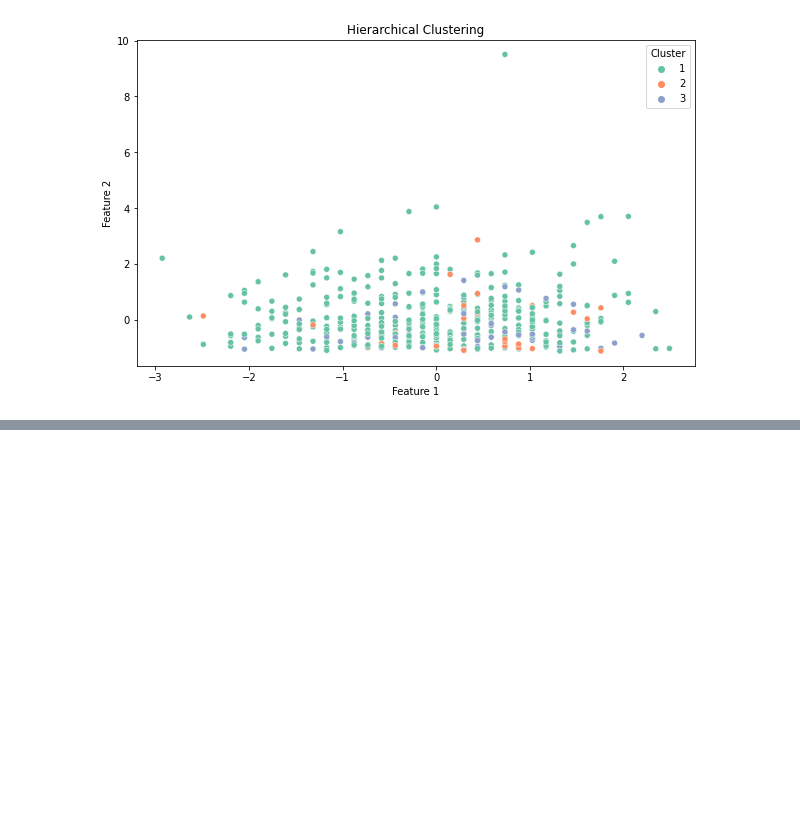
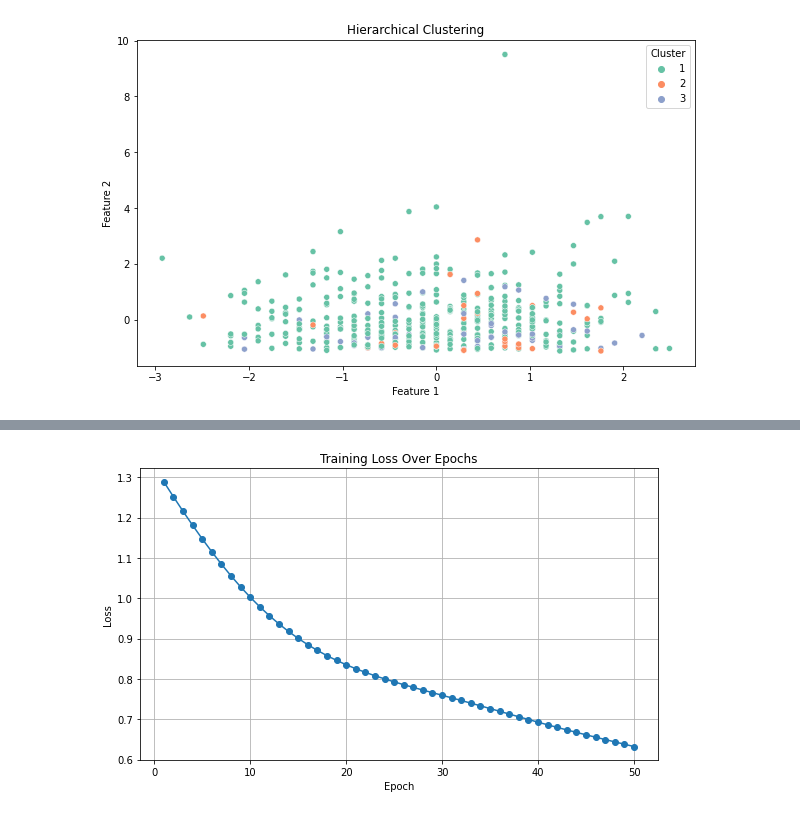
Before and after one commit to yamlakyam/Multifactor-Analysis-of-Prostate-Cancer-Outcome, a Jupyter notebook: Analysis.ipynb, the cells around one changed output, grey strips where cells are left out. Drawn from its saved outputs; the diff is of its cells as text; code cells hidden in the pictures; blank space fills up the shorter version.

Commit message:
added Neural network, 5 cross-validation

```diff
--- a/Analysis.ipynb
+++ b/Analysis.ipynb
@@ -769,0 +585,79 @@ weighted avg       0.71      0.70      0.70        98
+# %%
+X = data_filtered[selected_features_for_progression].values
+y = data_filtered['PATH_N_STAGE'].values
+
+label_encoder = LabelEncoder()
+y_encoded = label_encoder.fit_transform(y)
+
+# Train/test split with encoded label
+X_train, X_test, y_train, y_test = train_test_split(
+    X, y_encoded, test_size=0.2, random_state=42
+)
+
+# Convert to PyTorch tensors
+X_train_tensor = torch.tensor(X_train, dtype=torch.float32)
+X_test_tensor = torch.tensor(X_test, dtype=torch.float32)
+y_train_tensor = torch.tensor(y_train, dtype=torch.long)
+y_test_tensor = torch.tensor(y_test, dtype=torch.long)
+
+# building the Neural Network
+class NeuralNet(nn.Module):
+    def __init__(self, input_dim, num_classes):
+        super(NeuralNet, self).__init__()
+        self.hidden1 = nn.Linear(input_dim, 32)
+        self.hidden2 = nn.Linear(32, 16)
+        self.output = nn.Linear(16, num_classes)
+        self.tanh = nn.Tanh()
+
+    def forward(self, x):
+        x = self.tanh(self.hidden1(x))
+        x = self.tanh(self.hidden2(x))
+        x = self.output(x)  # No softmax (CrossEntropyLoss handles that)
+        return x
+
+# Model setup
+input_dim = X_train.shape[1]
+num_classes = len(label_encoder.classes_)
+model = NeuralNet(input_dim, num_classes)
+
+# Loss and optimizer
+criterion = nn.CrossEntropyLoss()
+optimizer = optim.Adam(model.parameters(), lr=0.001)
+
+# ----- Step 3: Training Loop -----
+loss_history = []
+num_epochs = 50
+for epoch in range(num_epochs):
+    model.train()
+    optimizer.zero_grad()
+    outputs = model(X_train_tensor)
+    loss = criterion(outputs, y_train_tensor)
+    loss.backward()
+    optimizer.step()
+
+    # Store loss
+    loss_history.append(loss.item())
+
+    if (epoch + 1) % 10 == 0:
+        print(f"Epoch {epoch+1}/{num_epochs}, Loss: {loss.item():.4f}")
+
+# ----- Step 4: Evaluation -----
+model.eval()
+with torch.no_grad():
+    outputs = model(X_test_tensor)
+    _, predicted = torch.max(outputs, 1)
+
+print("\nClassification Report:")
+
+target_names = [str(cls) for cls in label_encoder.classes_]
+print(classification_report(y_test_tensor, predicted, target_names=target_names))
+
+plt.figure(figsize=(8, 5))
+plt.plot(range(1, num_epochs + 1), loss_history, marker='o', linestyle='-')
+plt.title("Training Loss Over Epochs")
+plt.xlabel("Epoch")
+plt.ylabel("Loss")
+plt.grid(True)
+plt.tight_layout()
+plt.show()
+# %% [output]
@@ -769,0 +680 @@ weighted avg       0.71      0.70      0.70        98
+[figure, added]
```
Also changed, not shown: parts of 36 cells of this notebook.
